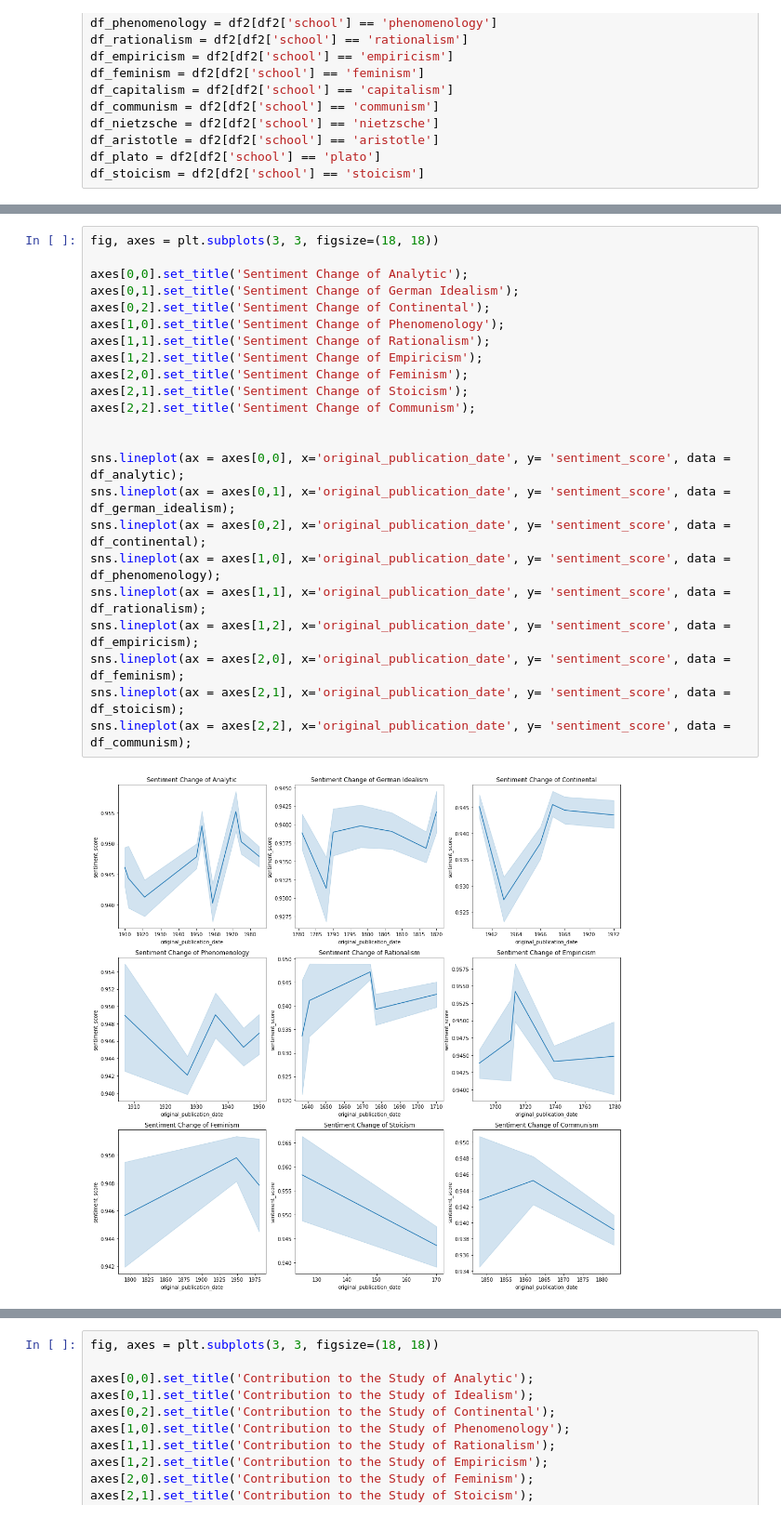
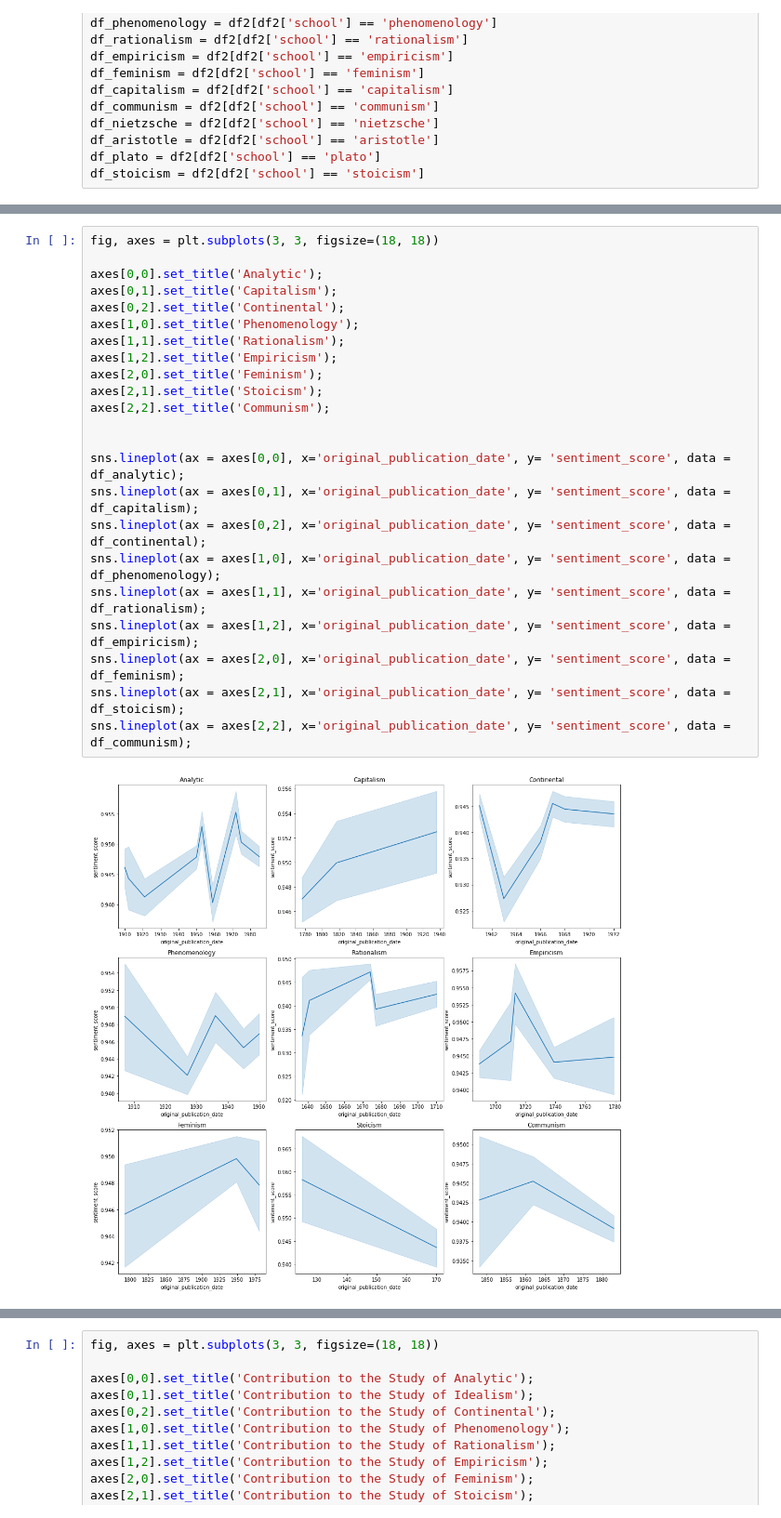
Before and after one commit to woonsupkim/NLP_Philosophy_DataStory, a Jupyter notebook: Project1.ipynb, the cells around one changed output, grey strips where cells are left out. Shown at 93% size. Saved outputs shown, nothing was run; the diff lists cells and outputs as text.

```diff
--- a/Project1.ipynb
+++ b/Project1.ipynb
@@ -174,25 +180,25 @@ df_stoicism = df2[df2['school'] == 'stoicism']
 # %%
 fig, axes = plt.subplots(3, 3, figsize=(18, 18))
 
-axes[0,0].set_title('Sentiment Change of Analytic');
-axes[0,1].set_title('Sentiment Change of German Idealism');
-axes[0,2].set_title('Sentiment Change of Continental');
-axes[1,0].set_title('Sentiment Change of Phenomenology');
-axes[1,1].set_title('Sentiment Change of Rationalism');
-axes[1,2].set_title('Sentiment Change of Empiricism');
-axes[2,0].set_title('Sentiment Change of Feminism');
-axes[2,1].set_title('Sentiment Change of Stoicism');
-axes[2,2].set_title('Sentiment Change of Communism');
+axes[0,0].set_title('Analytic');
+axes[0,1].set_title('Capitalism');
+axes[0,2].set_title('Continental');
+axes[1,0].set_title('Phenomenology');
+axes[1,1].set_title('Rationalism');
+axes[1,2].set_title('Empiricism');
+axes[2,0].set_title('Feminism');
+axes[2,1].set_title('Stoicism');
+axes[2,2].set_title('Communism');
 
 
 sns.lineplot(ax = axes[0,0], x='original_publication_date', y= 'sentiment_score', data = df_analytic);
-sns.lineplot(ax = axes[0,1], x='original_publication_date', y= 'sentiment_score', data = df_german_idealism);
+sns.lineplot(ax = axes[0,1], x='original_publication_date', y= 'sentiment_score', data = df_capitalism);
 sns.lineplot(ax = axes[0,2], x='original_publication_date', y= 'sentiment_score', data = df_continental);
 sns.lineplot(ax = axes[1,0], x='original_publication_date', y= 'sentiment_score', data = df_phenomenology);
 sns.lineplot(ax = axes[1,1], x='original_publication_date', y= 'sentiment_score', data = df_rationalism);
 sns.lineplot(ax = axes[1,2], x='original_publication_date', y= 'sentiment_score', data = df_empiricism);
 sns.lineplot(ax = axes[2,0], x='original_publication_date', y= 'sentiment_score', data = df_feminism);
 sns.lineplot(ax = axes[2,1], x='original_publication_date', y= 'sentiment_score', data = df_stoicism);
 sns.lineplot(ax = axes[2,2], x='original_publication_date', y= 'sentiment_score', data = df_communism);
 # %% [output]
-[figure, old version]
+[figure, new version]
```
Also changed, not shown: parts of 32 cells of this notebook.
